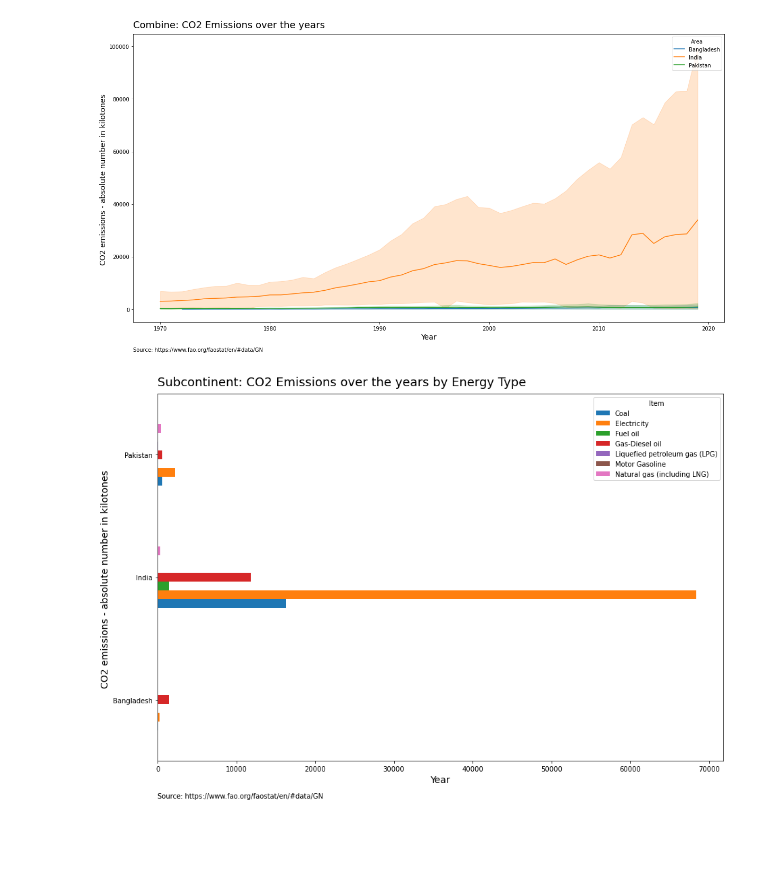
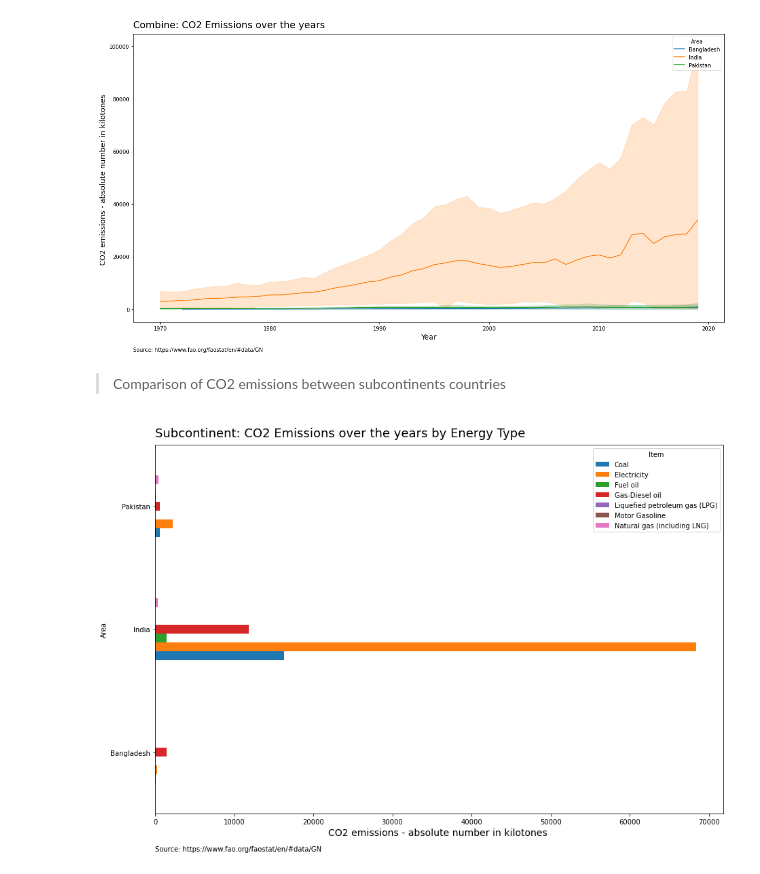
Before and after one commit to Ahsan-ShakoorK/HP-by-Z-Unlock, a Jupyter notebook: energy_use_data.ipynb, the cells around one changed output. Cells and saved outputs as stored; diff of their text form; code cells hidden in the pictures; blank space fills up the shorter version.

```diff
--- a/energy_use_data.ipynb
+++ b/energy_use_data.ipynb
@@ -442,15 +480,16 @@ plt.ylabel("CO2 emissions - absolute number in kilotones ", fontsize=14)
 plt.show()
 # %% [output]
 [figure]
+# %% [markdown]
+> Comparison of CO2 emissions between subcontinents countries
 # %%
-# Comparison of CO2 emissions between subcontinents countries
 df_sub.groupby(['Area', 'Item'])['Value'].mean().unstack().plot(kind='barh', figsize=(15, 10))
 
 #customisation
 plt.annotate('Source: https://www.fao.org/faostat/en/#data/GN', (0,-.1), xycoords ='axes fraction' )
 plt.title("Subcontinent: CO2 Emissions over the years by Energy Type", fontsize = 18, loc='left', y=1.01 )
-plt.xlabel("Year", fontsize=14)
-plt.ylabel("CO2 emissions - absolute number in kilotones ", fontsize=14)
+#plt.ylabel("Year", fontsize=14)
+plt.xlabel("CO2 emissions - absolute number in kilotones ", fontsize=14)
 plt.show()
 # %% [output]
-[figure, old version]
+[figure, new version]
```
Also changed, not shown: parts of 53 cells of this notebook, 3 other files.
